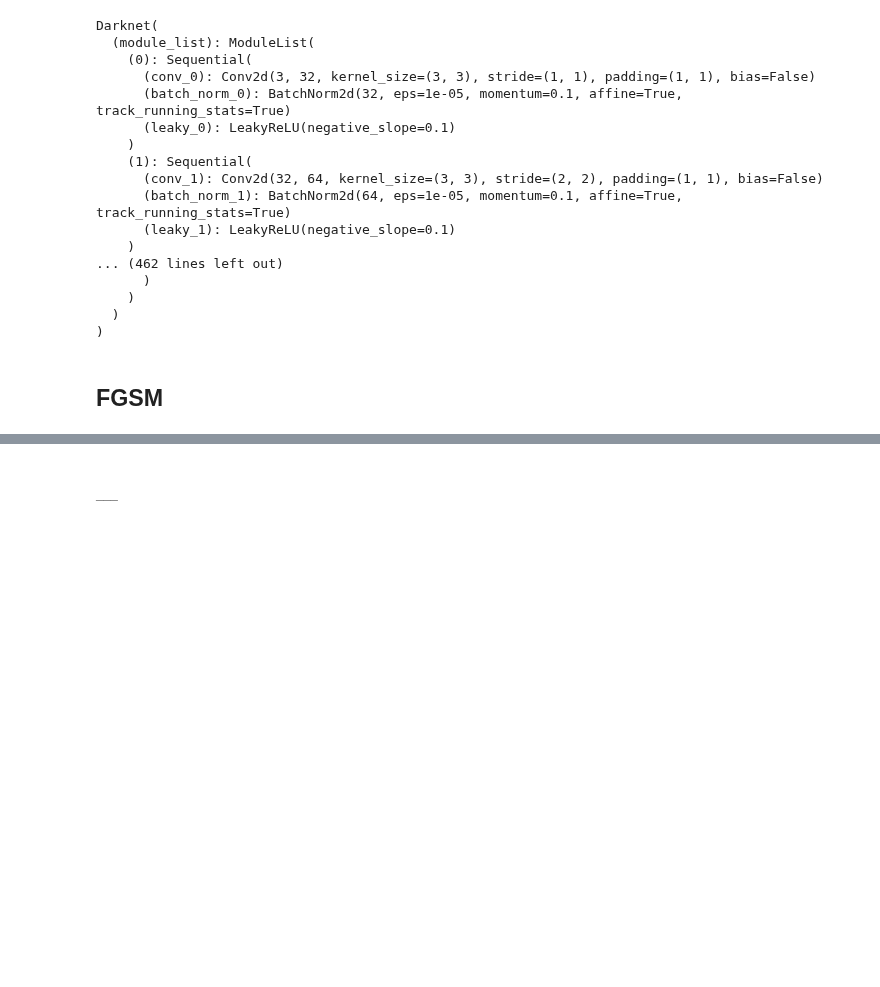
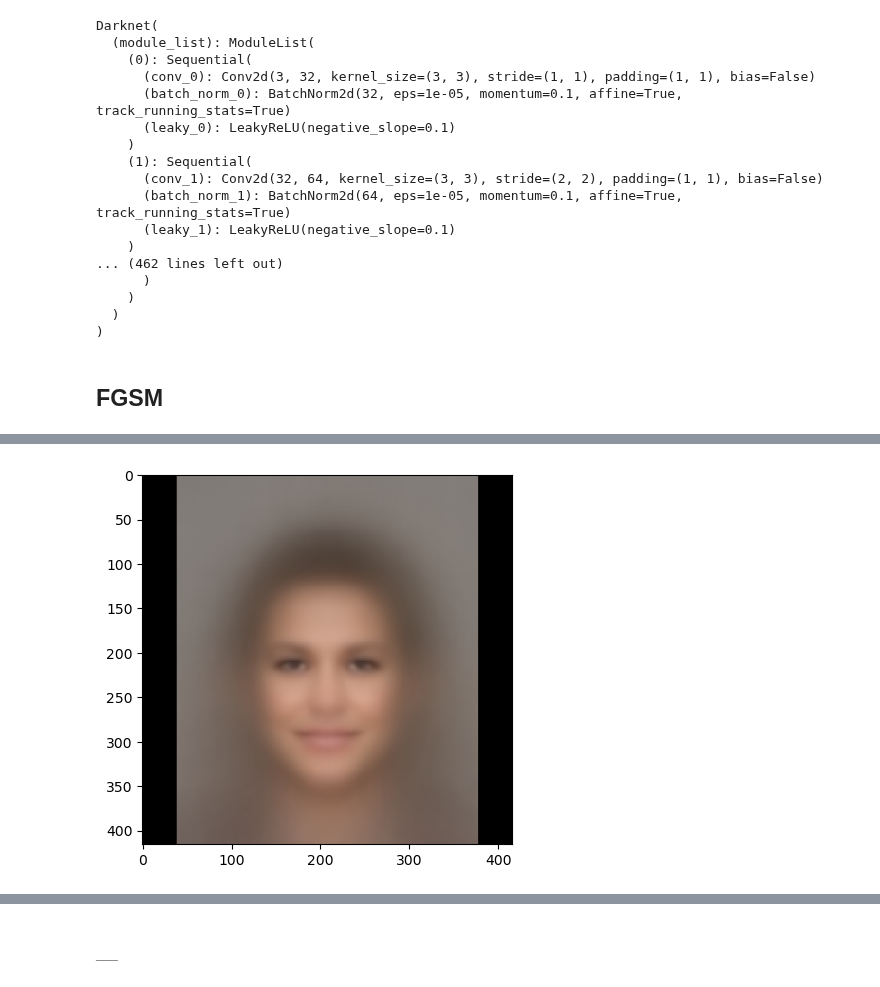
Before and after one commit to JanjanC/FGSM-for-Face-Detectors, a Jupyter notebook: Heatmap Generation.ipynb, the cells around one changed output, grey strips where cells are left out. Saved outputs shown, nothing was run; the diff lists cells and outputs as text; code cells hidden in the pictures; blank space fills up the shorter version.

```diff
--- a/Heatmap Generation.ipynb
+++ b/Heatmap Generation.ipynb
@@ -244 +249,6 @@ Getting grads...
+# %%
+lala = np_to_tesor_img(aaa)
+display_img(lala)
+# %% [output]
+[figure, added]
 # %%
```
Also changed, not shown: parts of 11 cells of this notebook, 3 other files.
